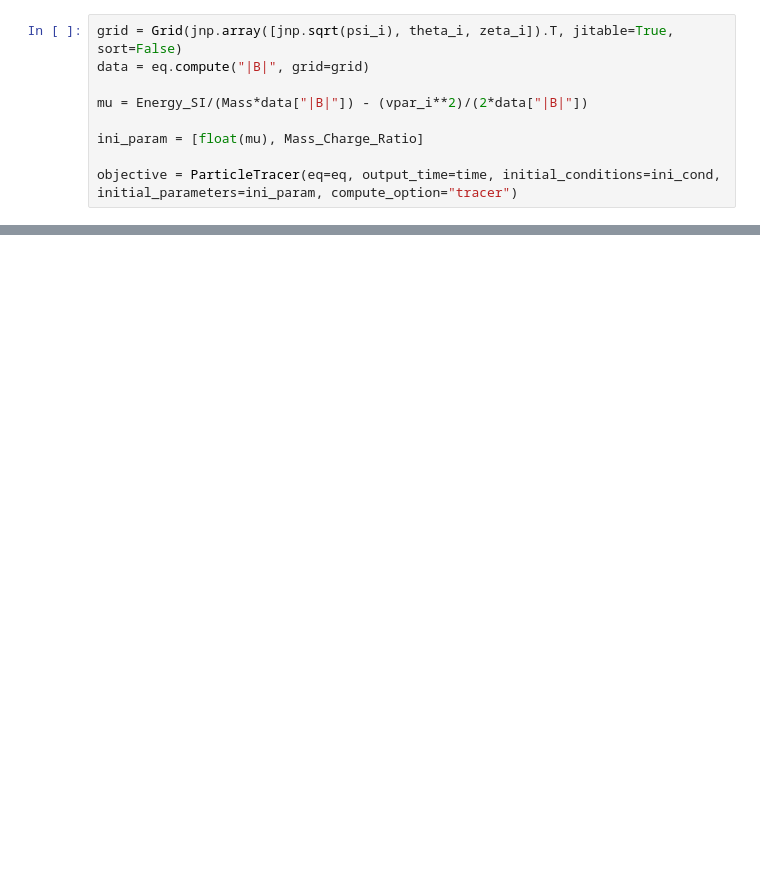
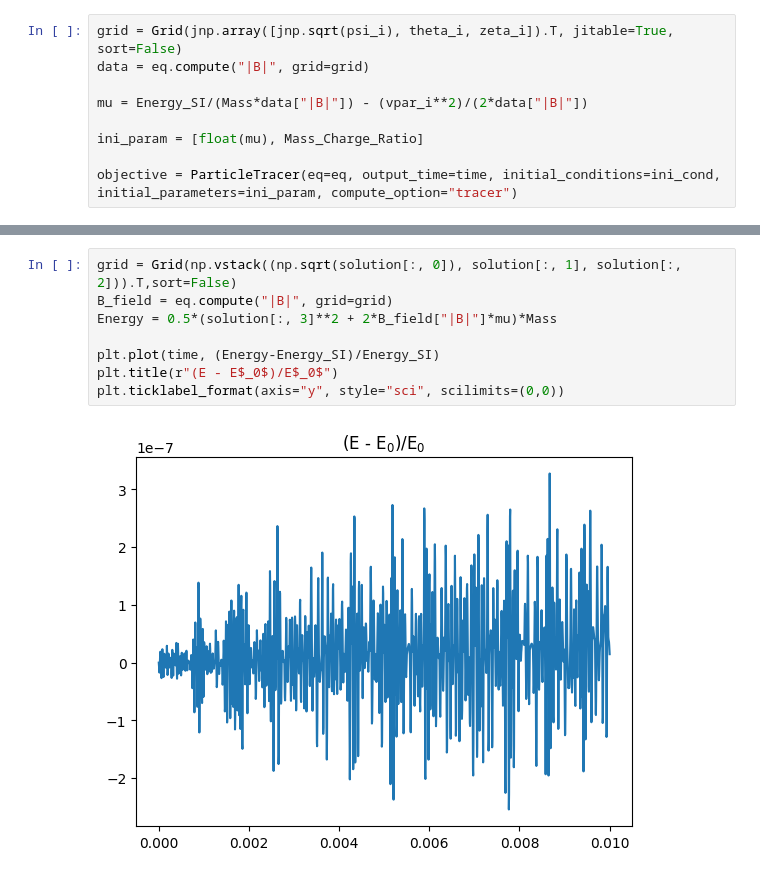
Before and after one commit to joaopedrobiu6/DPS, a Jupyter notebook: desc/ParticleTracer.ipynb, the cells around one changed output, grey strips where cells are left out. Saved outputs shown, nothing was run; the diff lists cells and outputs as text; blank space fills up the shorter version.

```diff
--- a/desc/ParticleTracer.ipynb
+++ b/desc/ParticleTracer.ipynb
@@ -78,0 +123,10 @@ print("***************************************************")
+# %%
+grid = Grid(np.vstack((np.sqrt(solution[:, 0]), solution[:, 1], solution[:, 2])).T,sort=False)
+B_field = eq.compute("|B|", grid=grid)
+Energy = 0.5*(solution[:, 3]**2 + 2*B_field["|B|"]*mu)*Mass
+
+plt.plot(time, (Energy-Energy_SI)/Energy_SI)
+plt.title(r"(E - E$_0$)/E$_0$")
+plt.ticklabel_format(axis="y", style="sci", scilimits=(0,0))
+# %% [output]
+[figure, added]
```
Also changed, not shown: parts of 10 cells of this notebook, 1 other file.
